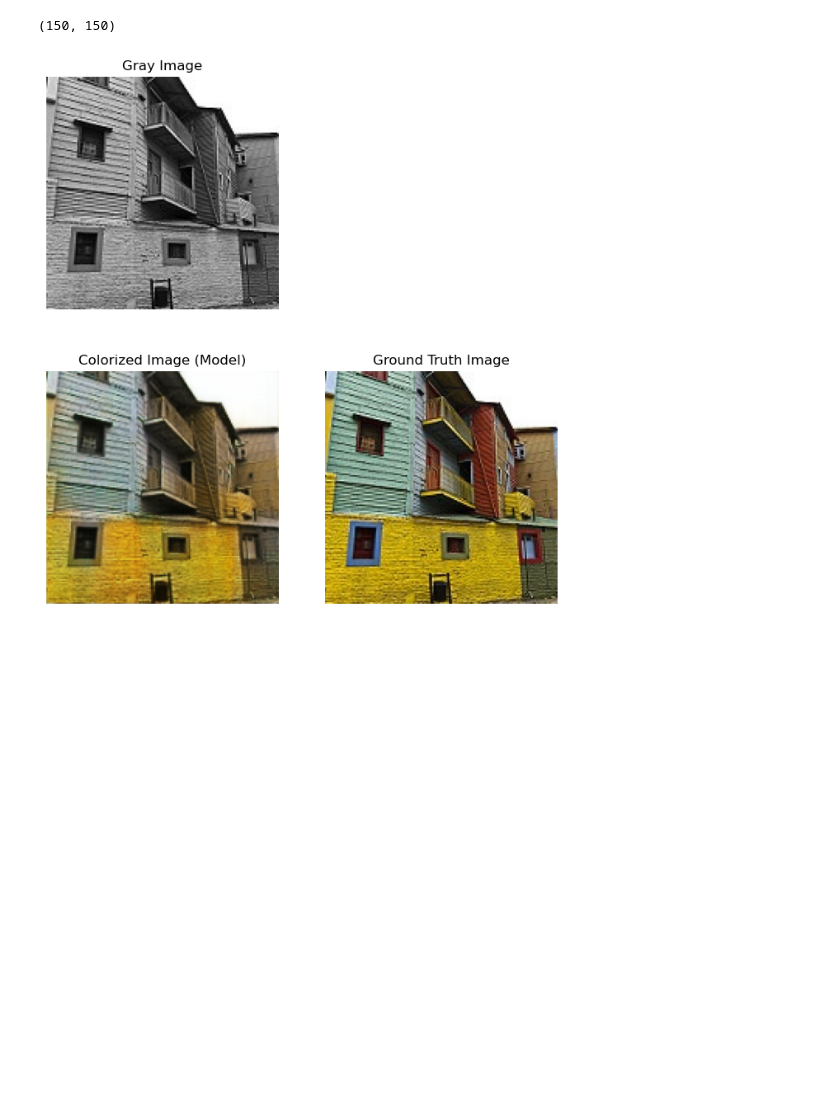
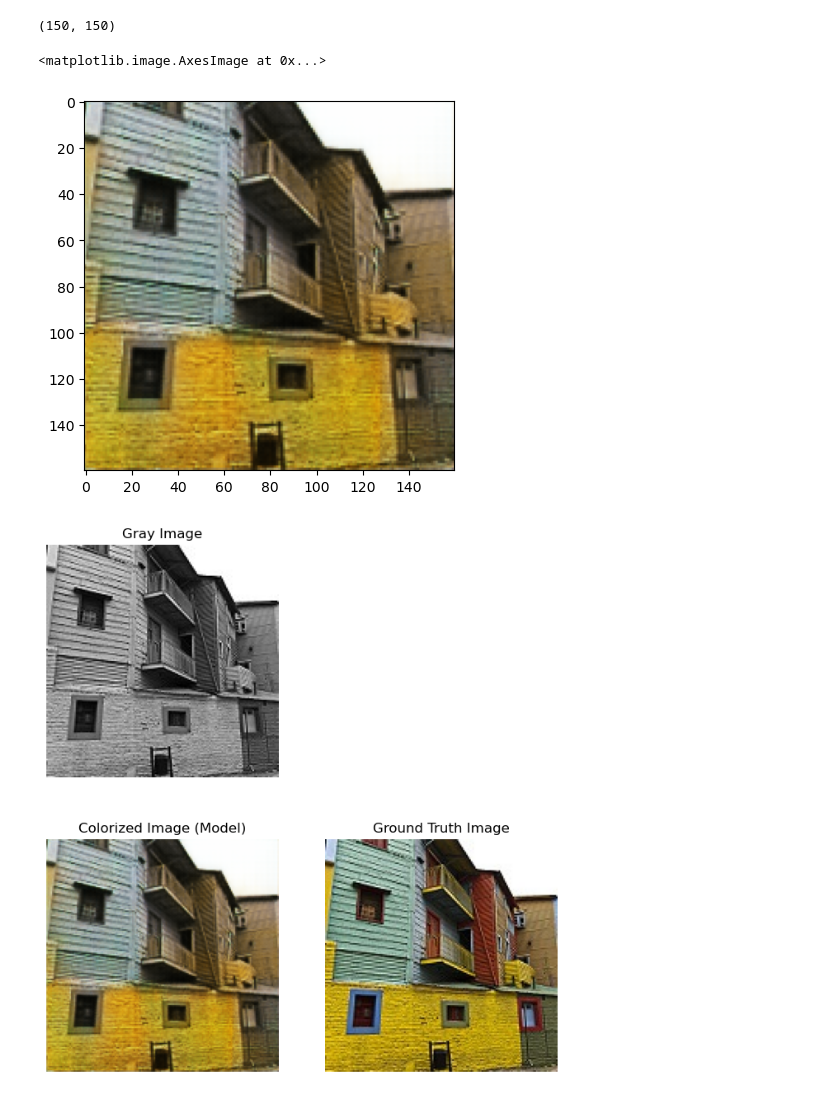
Before and after one commit to Republic1024/Colorization, a Jupyter notebook: infer.ipynb, the cells around one changed output. Cells and saved outputs as stored; diff of their text form; code cells hidden in the pictures; blank space fills up the shorter version.

```diff
--- a/infer.ipynb
+++ b/infer.ipynb
@@ -109,20 +110,24 @@ output_img = np.transpose(output_color, (1, 2, 0))  # 调整维度顺序为 [H,
 # %%
 def colorized(model, img_path):
     # 加载灰度图像并预处理
     gray_image = Image.open(img_path).convert('L')
 
     gray_tensor = transform(gray_image).unsqueeze(0).to(device)  # 添加批次维度并移动到设备
     # 使用模型进行预测
     with torch.no_grad():
         output_color = model(gray_tensor)
 
     # 将输出转换为图像并保存
     output_color = output_color.squeeze(0).cpu().numpy()  # 移除批次维度并移动到 CPU
     output_img = np.transpose(output_color, (1, 2, 0))  # 调整维度顺序为 [H, W, C]
     return gray_image, output_img
 
-# gray_image, output_img = colorized(model, 'landscape/gray/1.jpg')
-# plt.imshow(gray_image, 'grey')
+
+gray_image, output_img = colorized(model, 'landscape/gray/1.jpg')
+plt.imshow(output_img)
+# %% [output]
+<matplotlib.image.AxesImage at 0x...>
+[figure, added]
 # %%
 # 调用colorized函数，获取灰度图像和生成的彩色图像
 gray_image, output_img = colorized(model, 'landscape/gray/1.jpg')
```
Also changed, not shown: parts of 3 cells of this notebook.
